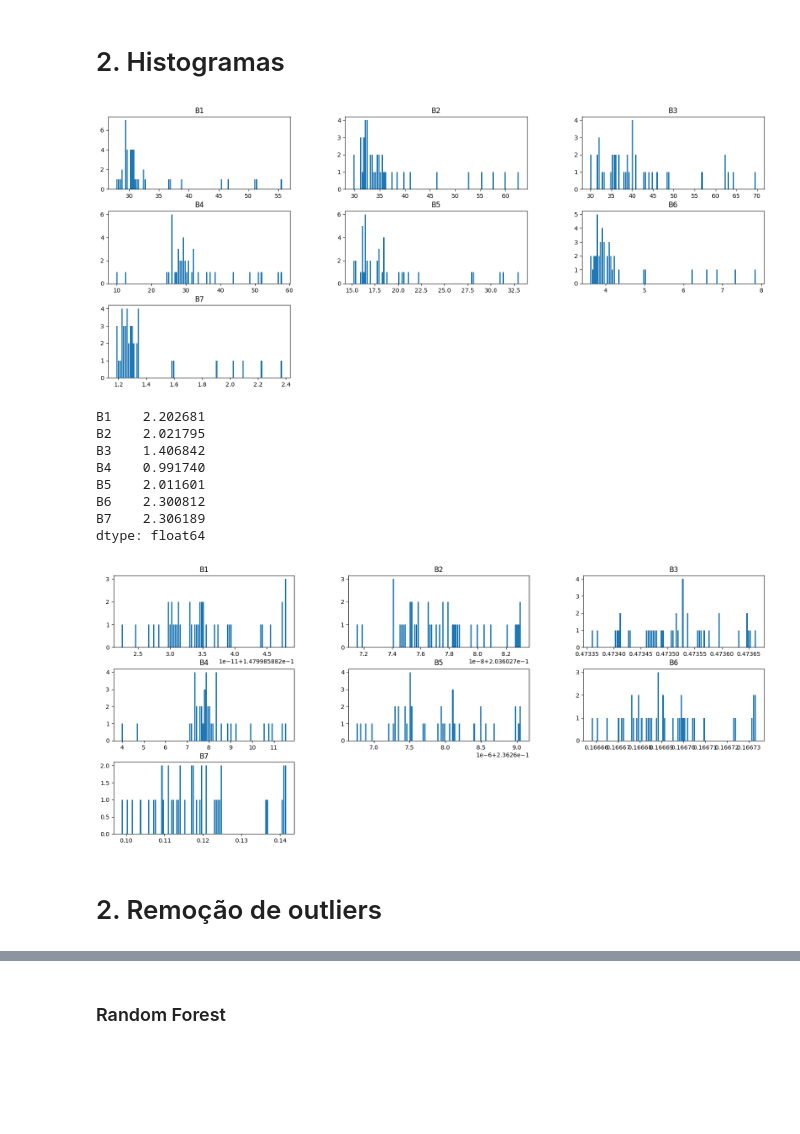
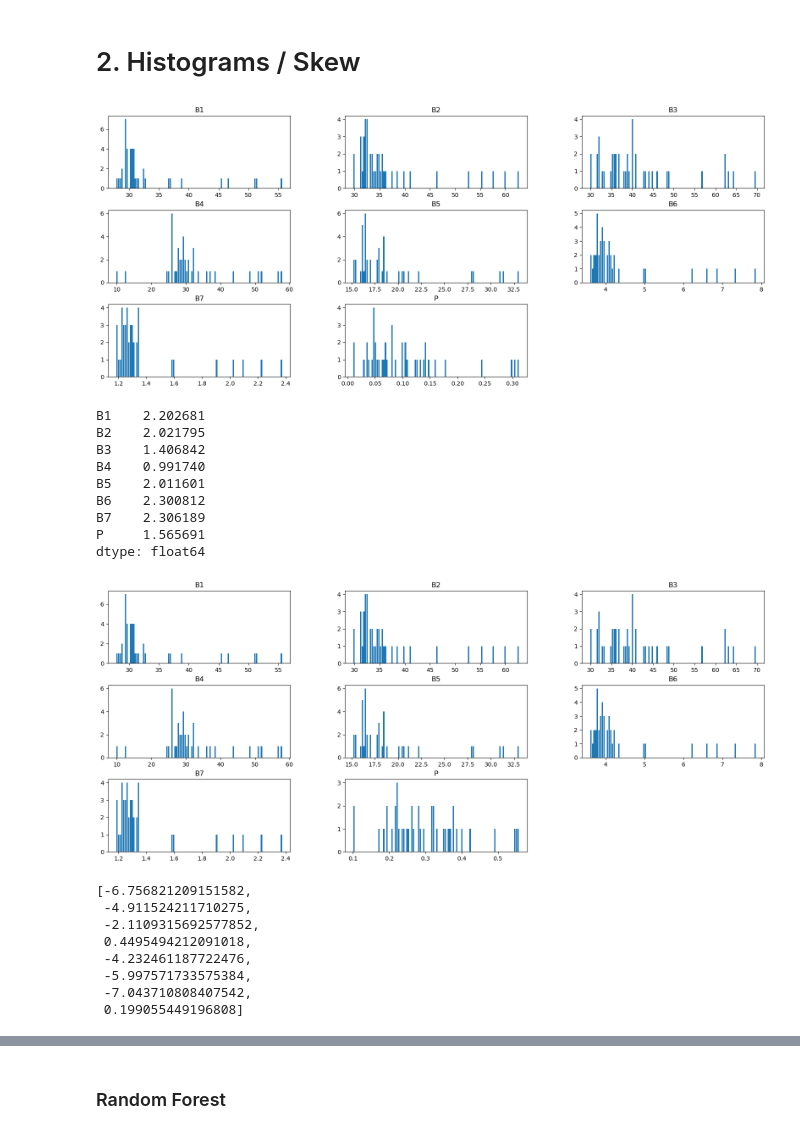
Before and after one commit to gabrie1-s/phosphorus_analysis, a Jupyter notebook: Cópia_de_Analise_fosforo.ipynb, the cells around one changed output, grey strips where cells are left out. Drawn from its saved outputs; the diff is of its cells as text; code cells hidden in the pictures; blank space fills up the shorter version.

```diff
--- a/Cópia_de_Analise_fosforo.ipynb
+++ b/Cópia_de_Analise_fosforo.ipynb
@@ -43,5 +50,5 @@ Drive already mounted at /content/drive/; to attempt to forcibly remount, call d
 # %%
-fosforo = pd.read_excel("/content/drive/MyDrive/CNN_Chagas/fosforo/Dados_B1_B7.xlsx")
+fosforo = pd.read_excel("Dados_B1_B7.xlsx")
 # %%
 pd.set_option('display.max_rows', None)
 pd.set_option('display.max_columns', None)
@@ -72,9 +59,12 @@ dataset = fosforo[fosforo.columns[:7]]
 # %%
 target = fosforo['P']
 # %% [markdown]
-# 2. Histogramas
+# 2. Histograms / Skew
+# %%
+df = dataset.copy()
+df['P'] = target
 # %%
-dataset.hist(
+df.hist(
     figsize=(20, 8),
     grid = False,
     rwidth = 0.8,
@@ -82,9 +72,9 @@ dataset.hist(
 )
 plt.show()
 # %% [output]
-[figure, old version]
+[figure, new version]
 # %%
-dataset.skew()
+df.skew()
 # %% [output]
 B1    2.202681
 B2    2.021795
@@ -93,22 +83,36 @@ B4    0.991740
 B5    2.011601
 B6    2.300812
 B7    2.306189
+P     1.565691
 dtype: float64
 # %%
-test_data = dataset.copy()
 lbs = []
 
-for col in test_data.columns:
-  test_data[col], l = stats.boxcox(test_data[col])[0:2]
-  lbs.append(l)
-test_data.hist(
+for col in df.columns:
+  if abs(df.skew()[col]) > 0.9:
+    _, l = stats.boxcox(df[col])[0:2]
+    lbs.append(l)
+
+target = np.sqrt(target)
+df['P'] = target
+
+df.hist(
     figsize=(20, 8),
     grid = False,
     rwidth = 0.8,
     bins = 100
 )
 plt.show()
 # %% [output]
-[figure, old version]
+[figure, new version]
-# %% [markdown]
-# 2. Remoção de outliers
+# %%
+lbs
+# %% [output]
+[-6.756821209151582,
+ -4.911524211710275,
+ -2.1109315692577852,
+ 0.4495494212091018,
+ -4.232461187722476,
+ -5.997571733575384,
+ -7.043710808407542,
+ 0.199055449196808]
```
Also changed, not shown: parts of 116 cells of this notebook.
